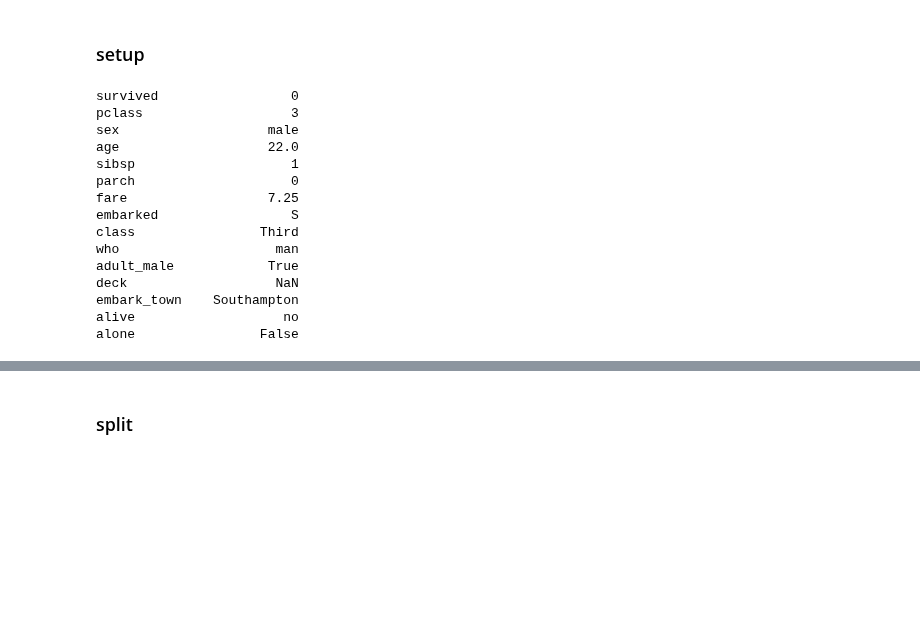
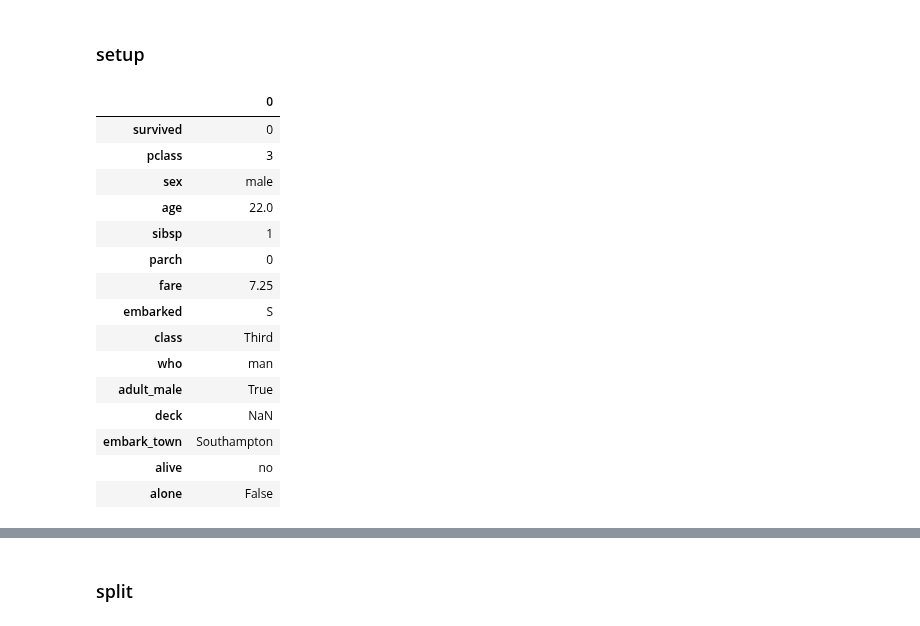
Before and after one commit to 0xdomyz/python_collection, a Jupyter notebook: model/decision_trees/decision_tree.ipynb, the cells around one changed output, grey strips where cells are left out. Saved outputs shown, nothing was run; the diff lists cells and outputs as text; code cells hidden in the pictures; blank space fills up the shorter version.

```diff
--- a/model/decision_trees/decision_tree.ipynb
+++ b/model/decision_trees/decision_tree.ipynb
@@ -14,20 +14,21 @@ import statsmodels.api as sm
 from scipy import stats
 # %%
 df = pd.read_csv('../titanic.csv')
-print(df.iloc[0,:].to_string())
+df.head(1).T
 # %% [output]
-survived                 0
-pclass                   3
-sex                   male
-age                   22.0
-sibsp                    1
-parch                    0
-fare                  7.25
-embarked                 S
-class                Third
-who                    man
-adult_male            True
-deck                   NaN
-embark_town    Southampton
-alive                   no
-alone                False
+|  | 0 |
+| survived | 0 |
+| pclass | 3 |
+| sex | male |
+| age | 22.0 |
+| sibsp | 1 |
+| parch | 0 |
+| fare | 7.25 |
+| embarked | S |
+| class | Third |
+| who | man |
+| adult_male | True |
+| deck | NaN |
+| embark_town | Southampton |
+| alive | no |
+| alone | False |
```
Also changed, not shown: parts of 10 cells of this notebook.
